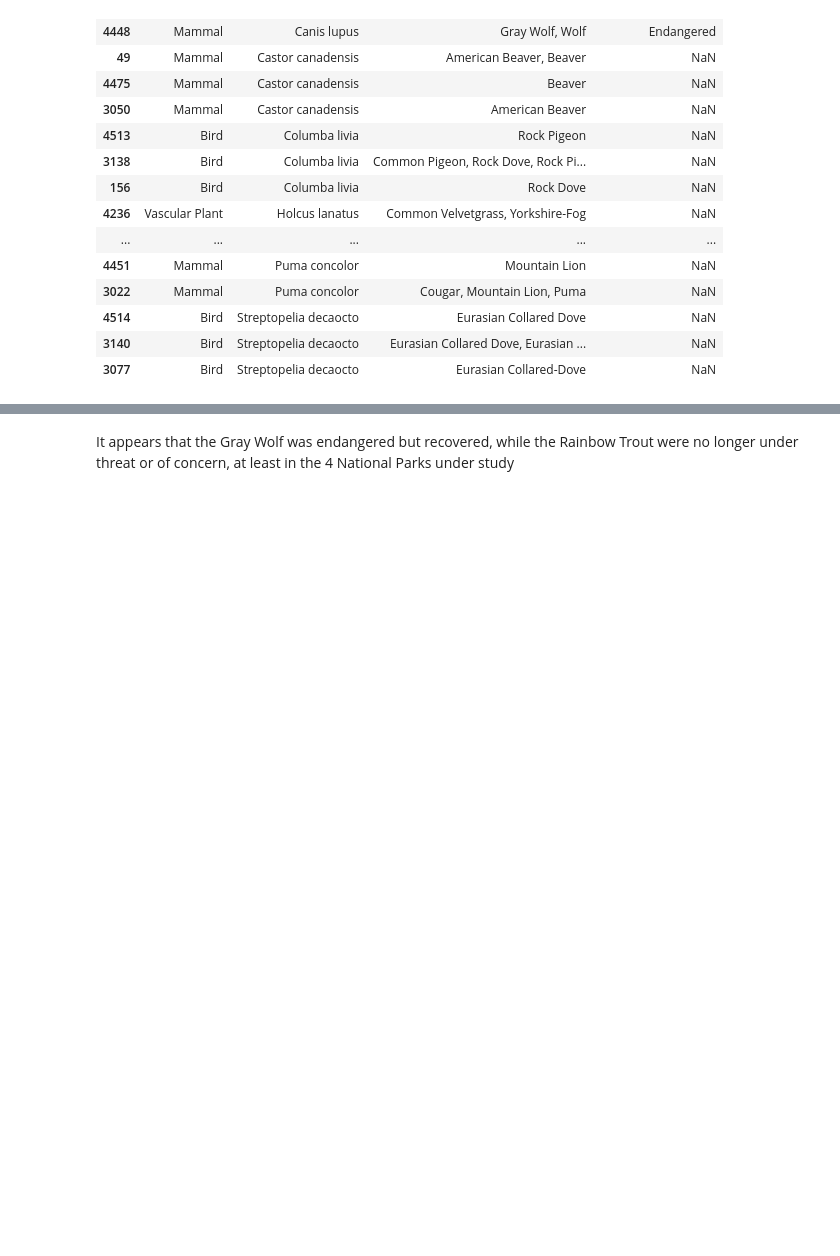
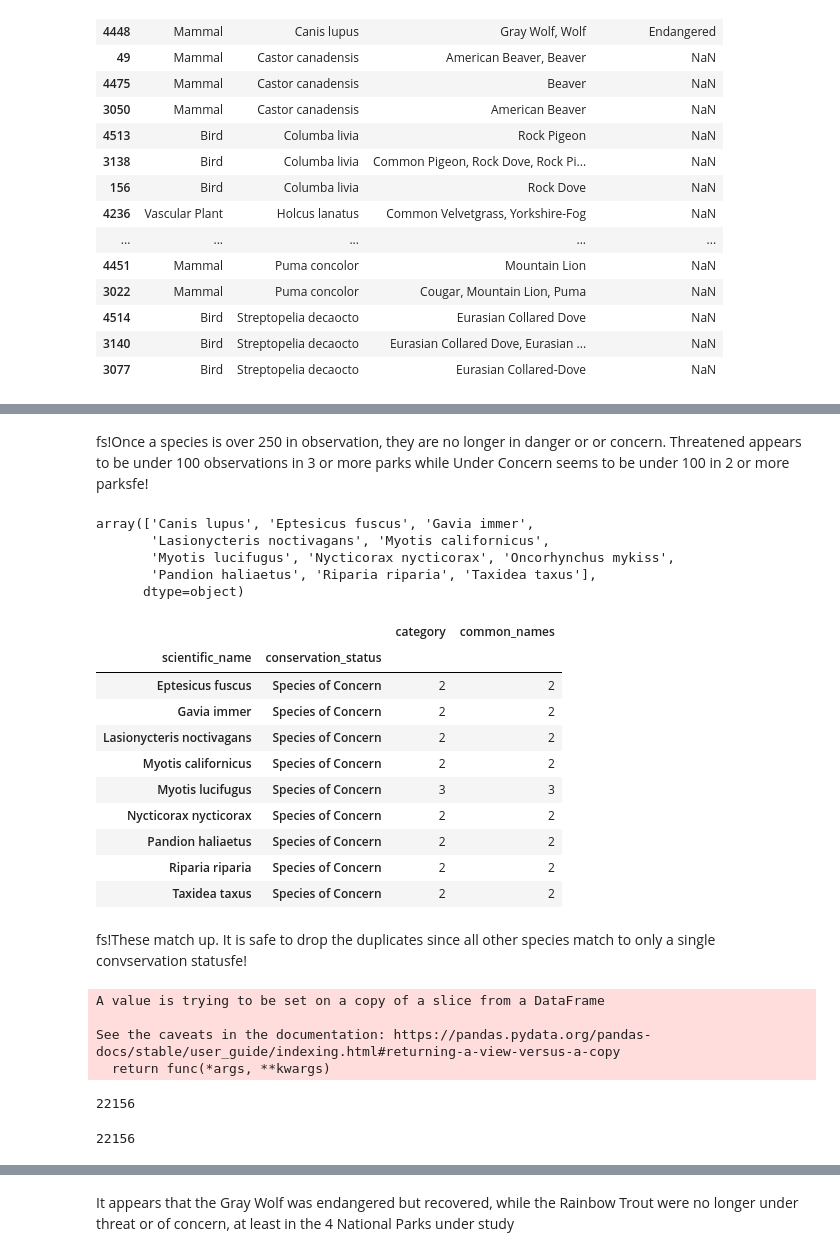
Before and after one commit to rj-pal/Biodiversity, a Jupyter notebook: biodiversity.ipynb, the cells around one changed output, grey strips where cells are left out. Drawn from its saved outputs; the diff is of its cells as text; code cells hidden in the pictures; blank space fills up the shorter version.

```diff
--- a/biodiversity.ipynb
+++ b/biodiversity.ipynb
@@ -505,0 +521,2 @@ species[species.scientific_name == 'Canis lupus']
+# %%
+in_danger = pd.read_csv('data/species_in_danger.csv', index_col=0)
@@ -505,0 +619,34 @@ species[species.scientific_name == 'Canis lupus']
+# %% [markdown]
+fs!Once a species is over 250 in observation, they are no longer in danger or or concern. Threatened appears to be under 100 observations in 3 or more parks while Under Concern seems to be under 100 in 2 or more parksfe!
+# %%
+species_2 = species[~(species.scientific_name.isin(['Canis lupus', 'Oncorhynchus mykiss']))]
+# %%
+display(in_danger.scientific_name.unique())
+vc = species_2.groupby(['scientific_name', 'conservation_status']).count()
+vc[vc.category > 1]
+# %% [output]
+array(['Canis lupus', 'Eptesicus fuscus', 'Gavia immer',
+       'Lasionycteris noctivagans', 'Myotis californicus',
+       'Myotis lucifugus', 'Nycticorax nycticorax', 'Oncorhynchus mykiss',
+       'Pandion haliaetus', 'Riparia riparia', 'Taxidea taxus'],
+      dtype=object)
+|  |  | category | common_names |
+| scientific_name | conservation_status |  |  |
+| Eptesicus fuscus | Species of Concern | 2 | 2 |
+| Gavia immer | Species of Concern | 2 | 2 |
+| Lasionycteris noctivagans | Species of Concern | 2 | 2 |
+| Myotis californicus | Species of Concern | 2 | 2 |
+| Myotis lucifugus | Species of Concern | 3 | 3 |
+| Nycticorax nycticorax | Species of Concern | 2 | 2 |
+| Pandion haliaetus | Species of Concern | 2 | 2 |
+| Riparia riparia | Species of Concern | 2 | 2 |
+| Taxidea taxus | Species of Concern | 2 | 2 |
+# %% [markdown]
+fs!These match up. It is safe to drop the duplicates since all other species match to only a single convservation statusfe!
+# %%
+species_2.drop_duplicates(subset='scientific_name', inplace=True)
+# %% [output]
+A value is trying to be set on a copy of a slice from a DataFrame
+
+See the caveats in the documentation: https://pandas.pydata.org/pandas-docs/stable/user_guide/indexing.html#returning-a-view-versus-a-copy
+  return func(*args, **kwargs)
@@ -505,0 +655,6 @@ species[species.scientific_name == 'Canis lupus']
+# %%
+display(species_2.shape[0] * 4)
+observations_2.shape[0] - 264*4 - 8*8
+# %% [output]
+22156
+22156
```
Also changed, not shown: parts of 131 cells of this notebook, 2 other files.
